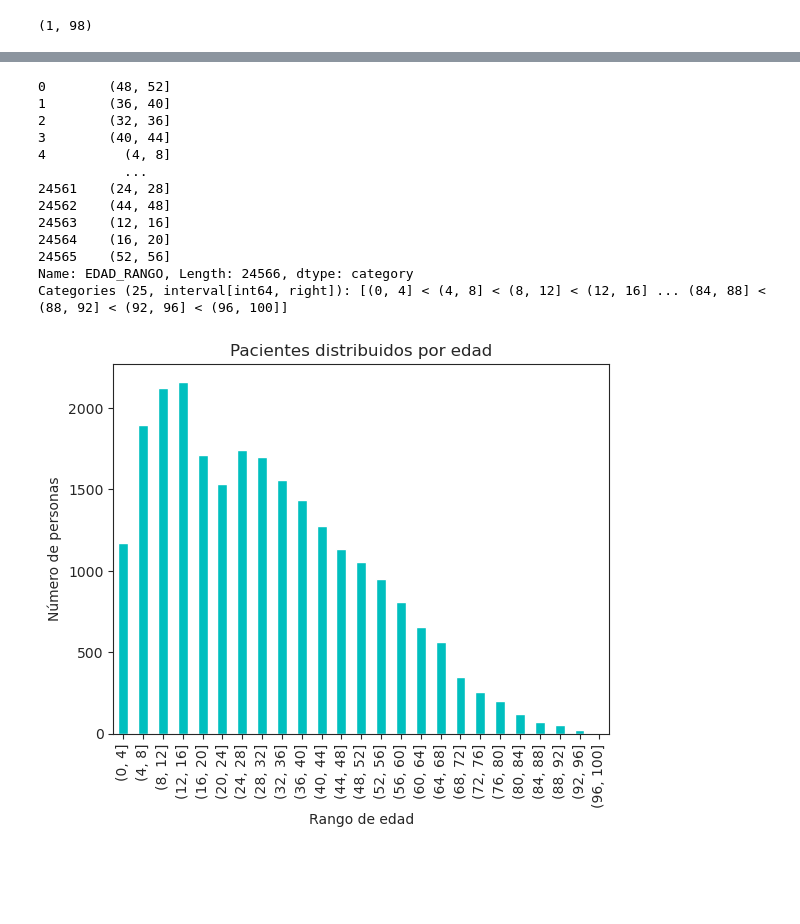
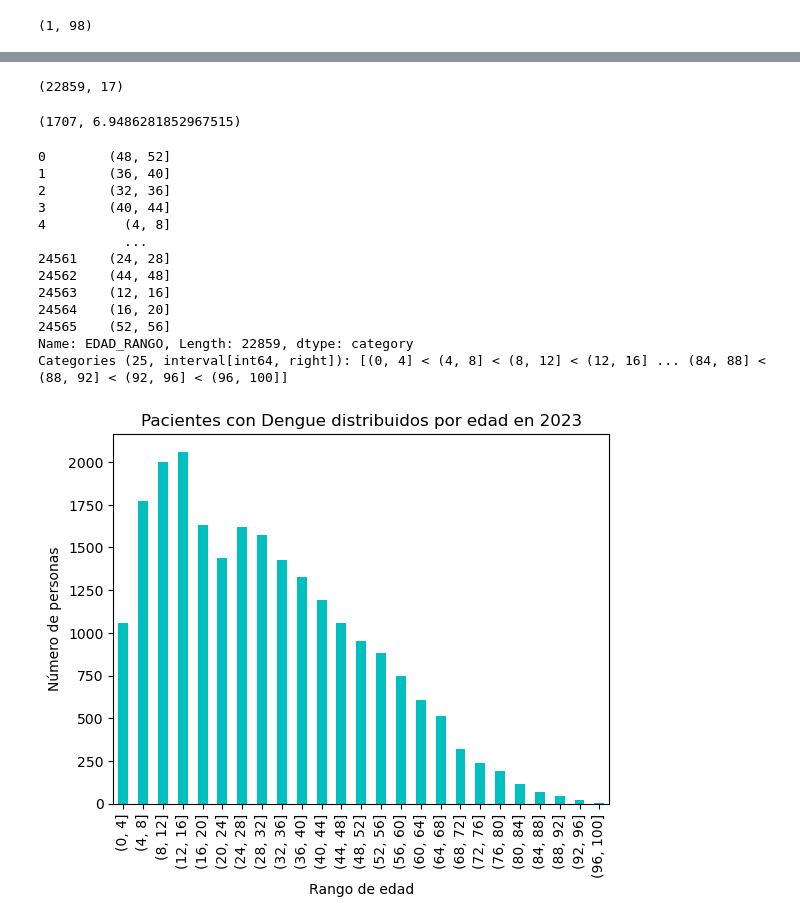
Before and after one commit to SJacoboZavaleta/Developments, a Jupyter notebook: OpenDataDay2024/DenguePiura/Dengue_ExploratoryAnalysis.ipynb, the cells around one changed output, grey strips where cells are left out. Saved outputs shown, nothing was run; the diff lists cells and outputs as text; code cells hidden in the pictures; blank space fills up the shorter version.

```diff
--- a/OpenDataDay2024/DenguePiura/Dengue_ExploratoryAnalysis.ipynb
+++ b/OpenDataDay2024/DenguePiura/Dengue_ExploratoryAnalysis.ipynb
@@ -579,3 +591,16 @@ ndata["EDAD"].min(), ndata["EDAD"].max()
+# %%
+## Eliminar Outliers
+ndata = ndata[(ndata['DURACION_AVISO']<20) & (ndata['DURACION_AVISO']>=0)]
+ndata.shape
+# %% [output]
+(22859, 17)
+# %%
+datosTotales = 24566
+datosNuevos = 22859
+datosEliminadosPorDuracionAviso = datosTotales - datosNuevos
+datosEliminadosPorDuracionAviso, datosEliminadosPorDuracionAviso/datosTotales*100
+# %% [output]
+(1707, 6.9486281852967515)
 # %%
 #edad_grupos = np.arange(0,104,4)
 #intervalos = [(edad_grupos[i], edad_grupos[i+1]) for i in range(len(edad_grupos)-1)]
@@ -601,7 +626,7 @@ ndata["EDAD_RANGO"]
 24563    (12, 16]
 24564    (16, 20]
 24565    (52, 56]
-Name: EDAD_RANGO, Length: 24566, dtype: category
+Name: EDAD_RANGO, Length: 22859, dtype: category
 Categories (25, interval[int64, right]): [(0, 4] < (4, 8] < (8, 12] < (12, 16] ... (84, 88] < (88, 92] < (92, 96] < (96, 100]]
 # %%
 def create_age_distribution(data):
@@ -660,15 +685,15 @@ def create_age_distribution(data):
 # %%
 edadRango = pd.DataFrame(ndata['EDAD_RANGO'].value_counts())
 edadRango = edadRango.reindex(bins)
 ax = edadRango.plot(kind='bar', rot=90, color="c", legend=False)  # Set legend=False to hide the legend
-ax.set_title("Pacientes distribuidos por edad", y=1)
+ax.set_title("Pacientes con Dengue distribuidos por edad en 2023", y=1)
 ax.set_xlabel('Rango de edad')
 ax.set_ylabel('Número de personas')
 
 plt.savefig("paciente_edad.png", dpi=300)
 plt.show()
 # %% [output]
-[figure, old version]
+[figure, new version]
 # %%
 from matplotlib.colors import ListedColormap
 
```
Also changed, not shown: parts of 21 cells of this notebook, 4 other files.
